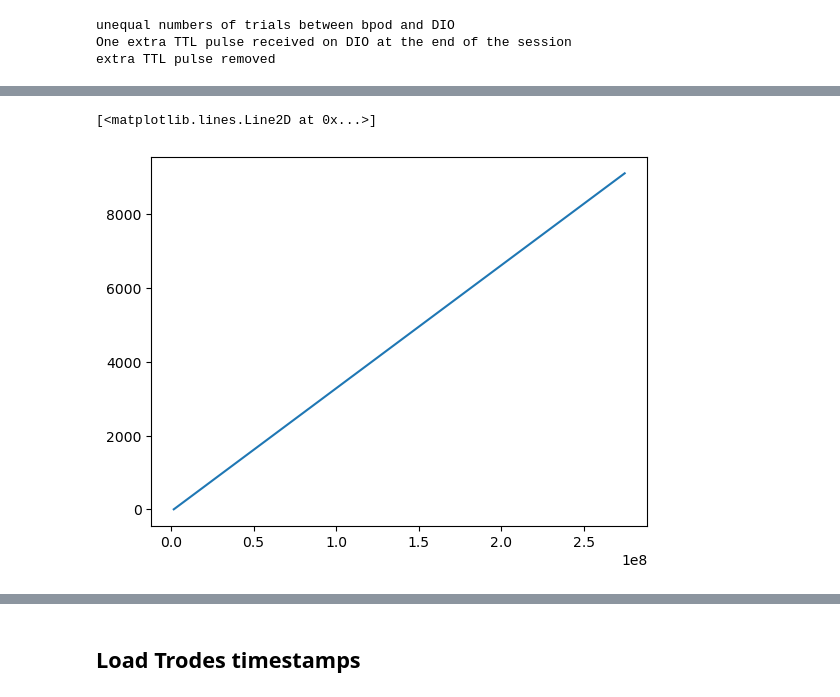
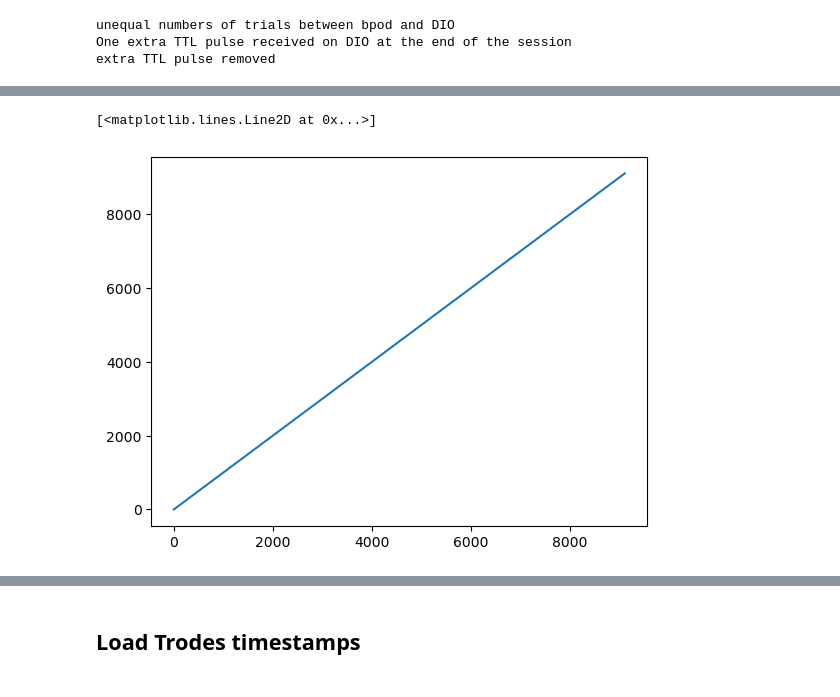
Before and after one commit to RobertoDF/spikesorting, a Jupyter notebook: spikesorting_single_session.ipynb, the cells around one changed output, grey strips where cells are left out. Drawn from its saved outputs; the diff is of its cells as text; code cells hidden in the pictures.

```diff
--- a/spikesorting_single_session.ipynb
+++ b/spikesorting_single_session.ipynb
@@ -287,16 +287,16 @@ DIO_dict = select_DIO_channel(path_DIO_folder)
 1 DIO files with data
 # %%
 # Each data point is (timestamp, state) -> break into separate arrays
-DIO_data = DIO_dict['data']
+DIO_data = DIO_dict['data'].copy()
 DIO_states = np.array([tup[1] for tup in DIO_data])
 DIO_samples = np.array([tup[0] for tup in DIO_data])
 DIO_timestamps = np.array([tup[0] for tup in DIO_data])/float(DIO_dict['clockrate'])
 assert DIO_states.shape == DIO_timestamps.shape
 
-DIO_timestamps_1 = DIO_timestamps[DIO_states.astype(bool)]
-DIO_samples_1_zeroed = (DIO_samples[DIO_states.astype(bool)]-DIO_samples[DIO_states.astype(bool)][0]).astype("int32")
-DIO_samples_1 = DIO_samples[DIO_states.astype(bool)]
-DIO_timestamps_1_zeroed = (DIO_timestamps[DIO_states.astype(bool)]-DIO_timestamps[DIO_states.astype(bool)][0])
+DIO_timestamps_1 = DIO_timestamps[DIO_states.astype(bool)].copy()
+DIO_samples_1_zeroed = (DIO_samples[DIO_states.astype(bool)]-DIO_samples[DIO_states.astype(bool)][0]).astype("int32").copy()
+DIO_samples_1 = DIO_samples[DIO_states.astype(bool)].copy()
+DIO_timestamps_1_zeroed = (DIO_timestamps[DIO_states.astype(bool)]-DIO_timestamps[DIO_states.astype(bool)][0]).copy()
 # %% [markdown]
 ## load bpod mat file behavior
 # %%
@@ -316,6 +316,7 @@ start_times_bpod = trials["bpod_start_time"]
 # %%
 start_samples_bpod = (trials["bpod_start_time"]*fs).values
 start_samples_bpod_zeroed = (start_times_bpod -start_times_bpod[0]).astype("int32")
+start_times_bpod_zeroed = start_times_bpod -start_times_bpod[0]
 # %%
-min_distances = find_min_distance_TTL(DIO_samples_1_zeroed, start_samples_bpod_zeroed)
+min_distances = find_min_distance_TTL(DIO_timestamps_1_zeroed, start_times_bpod_zeroed)
 # %% [output]
@@ -330,6 +331,7 @@ if len(trials)!=len(DIO_timestamps[DIO_states.astype(bool)]):
         DIO_samples_1_zeroed = DIO_samples_1_zeroed[:-1]
         DIO_samples_1 = DIO_samples_1[:-1]
         DIO_timestamps_1 = DIO_timestamps_1[:-1]
+        DIO_timestamps_1_zeroed = DIO_timestamps_1_zeroed[:-1]
         print("extra TTL pulse removed")
 # %% [output]
 unequal numbers of trials between bpod and DIO
@@ -338,8 +346,8 @@ extra TTL pulse removed
 # %%
-plt.plot(DIO_samples_1, start_samples_bpod_zeroed)
+plt.plot(DIO_timestamps_1_zeroed, start_times_bpod_zeroed)
 # %% [output]
 [<matplotlib.lines.Line2D at 0x...>]
-[figure, old version]
+[figure, new version]
 # %%
 trials["DIO_start_sample"] = DIO_samples_1
 trials["DIO_start_time"] = DIO_timestamps_1
```
Also changed, not shown: parts of 5 cells of this notebook, 1 other file.
